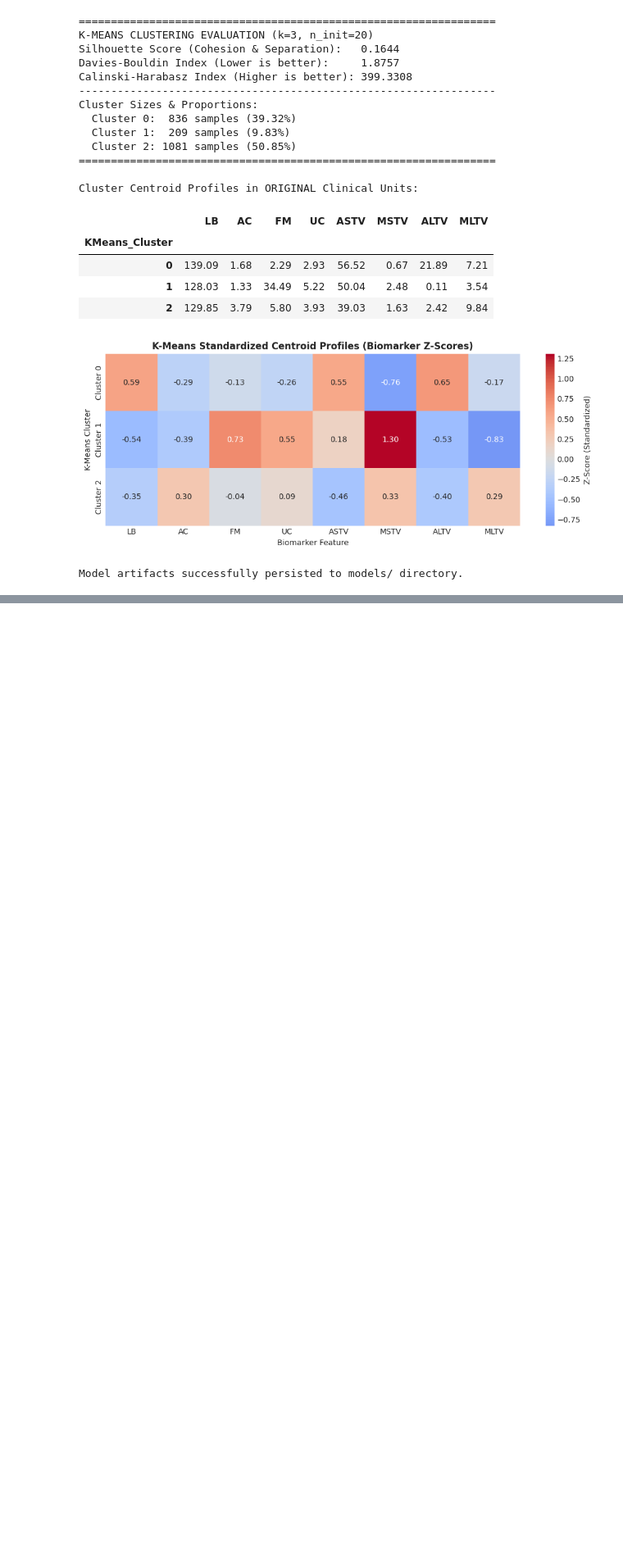
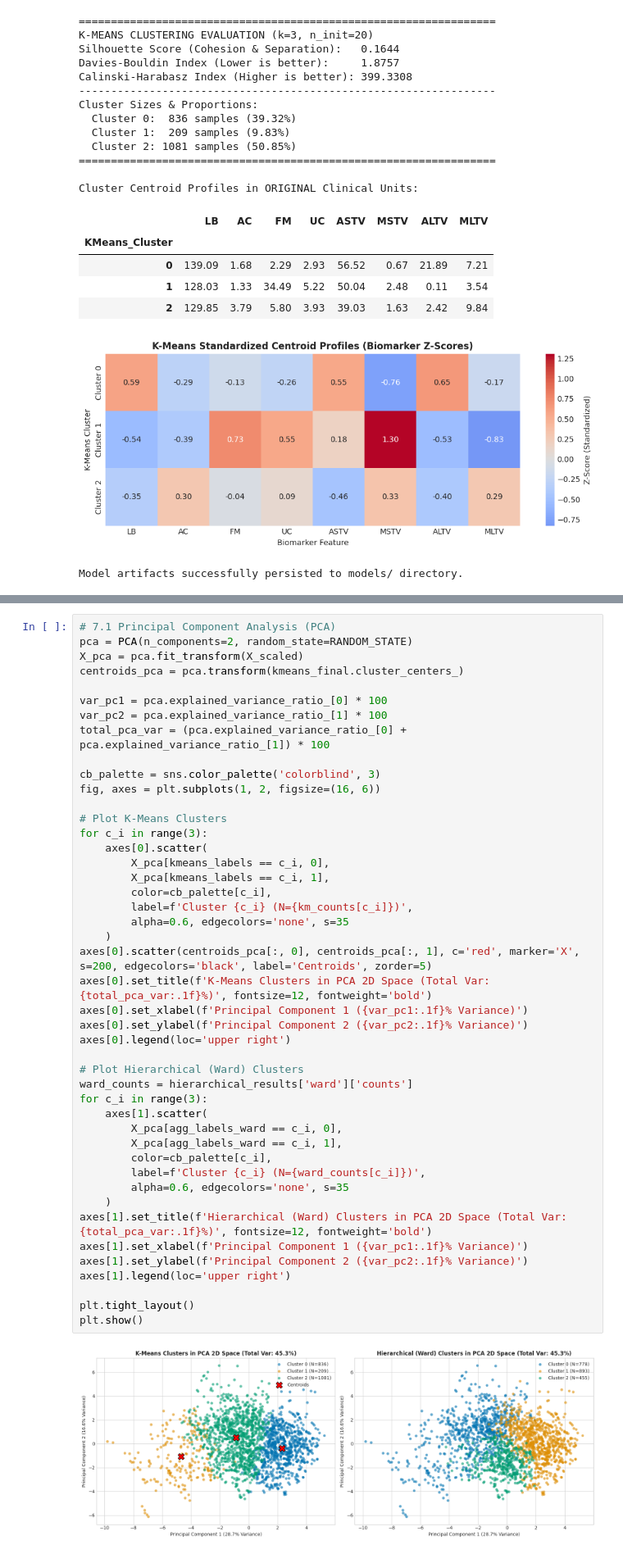
Before and after one commit to wander1112/Ember-Storm, a Jupyter notebook: notebooks/clustering.ipynb, the cells around one changed output, grey strips where cells are left out. Shown at 82% size. Cells and saved outputs as stored; diff of their text form; blank space fills up the shorter version.

```diff
--- a/notebooks/clustering.ipynb
+++ b/notebooks/clustering.ipynb
@@ -415,0 +613,47 @@ Model artifacts successfully persisted to models/ directory.
+# %%
+# 7.1 Principal Component Analysis (PCA)
+pca = PCA(n_components=2, random_state=RANDOM_STATE)
+X_pca = pca.fit_transform(X_scaled)
+centroids_pca = pca.transform(kmeans_final.cluster_centers_)
+
+var_pc1 = pca.explained_variance_ratio_[0] * 100
+var_pc2 = pca.explained_variance_ratio_[1] * 100
+total_pca_var = (pca.explained_variance_ratio_[0] + pca.explained_variance_ratio_[1]) * 100
+
+cb_palette = sns.color_palette('colorblind', 3)
+fig, axes = plt.subplots(1, 2, figsize=(16, 6))
+
+# Plot K-Means Clusters
+for c_i in range(3):
+    axes[0].scatter(
+        X_pca[kmeans_labels == c_i, 0],
+        X_pca[kmeans_labels == c_i, 1],
+        color=cb_palette[c_i],
+        label=f'Cluster {c_i} (N={km_counts[c_i]})',
+        alpha=0.6, edgecolors='none', s=35
+    )
+axes[0].scatter(centroids_pca[:, 0], centroids_pca[:, 1], c='red', marker='X', s=200, edgecolors='black', label='Centroids', zorder=5)
+axes[0].set_title(f'K-Means Clusters in PCA 2D Space (Total Var: {total_pca_var:.1f}%)', fontsize=12, fontweight='bold')
+axes[0].set_xlabel(f'Principal Component 1 ({var_pc1:.1f}% Variance)')
+axes[0].set_ylabel(f'Principal Component 2 ({var_pc2:.1f}% Variance)')
+axes[0].legend(loc='upper right')
+
+# Plot Hierarchical (Ward) Clusters
+ward_counts = hierarchical_results['ward']['counts']
+for c_i in range(3):
+    axes[1].scatter(
+        X_pca[agg_labels_ward == c_i, 0],
+        X_pca[agg_labels_ward == c_i, 1],
+        color=cb_palette[c_i],
+        label=f'Cluster {c_i} (N={ward_counts[c_i]})',
+        alpha=0.6, edgecolors='none', s=35
+    )
+axes[1].set_title(f'Hierarchical (Ward) Clusters in PCA 2D Space (Total Var: {total_pca_var:.1f}%)', fontsize=12, fontweight='bold')
+axes[1].set_xlabel(f'Principal Component 1 ({var_pc1:.1f}% Variance)')
+axes[1].set_ylabel(f'Principal Component 2 ({var_pc2:.1f}% Variance)')
+axes[1].legend(loc='upper right')
+
+plt.tight_layout()
+plt.show()
+# %% [output]
+[figure, added]
```
Also changed, not shown: parts of 10 cells of this notebook.
